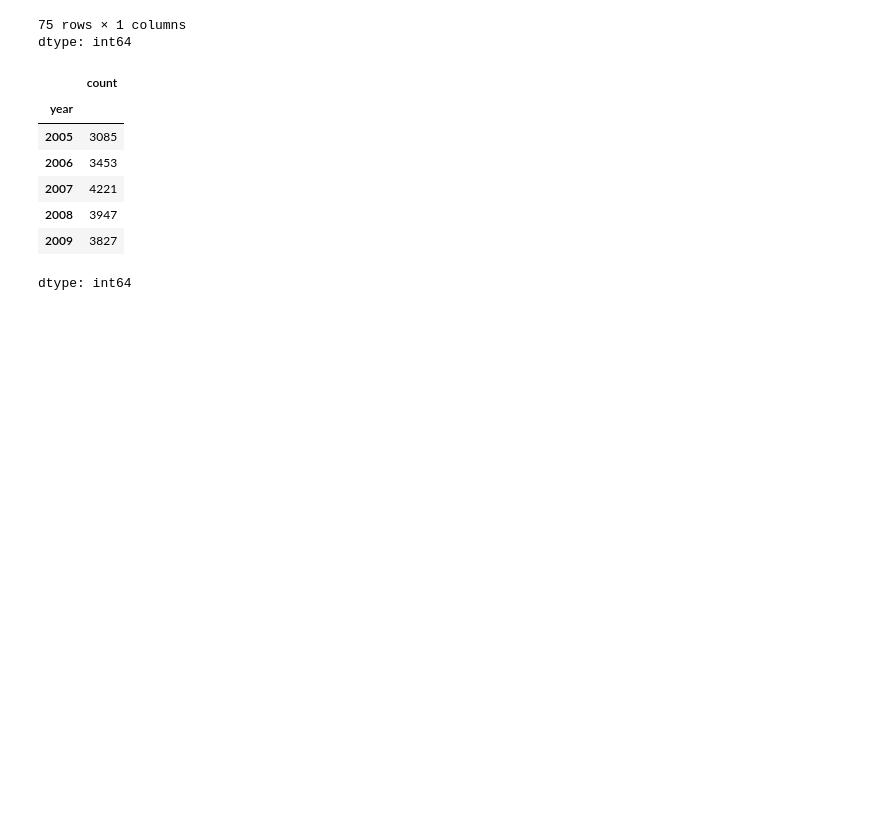
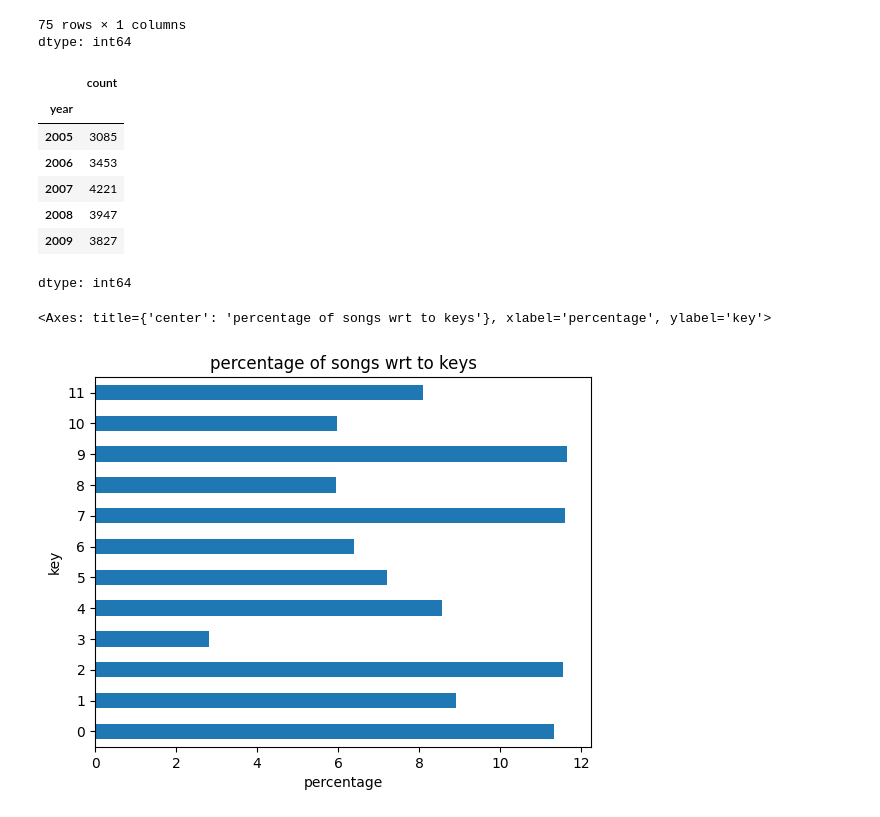
Before and after one commit to yaseenddar/Hybrid-Recommendation-system, a Jupyter notebook: EDA_spotify.ipynb, the cells around one changed output. Drawn from its saved outputs; the diff is of its cells as text; code cells hidden in the pictures; blank space fills up the shorter version.

```diff
--- a/EDA_spotify.ipynb
+++ b/EDA_spotify.ipynb
@@ -452,3 +451,17 @@ dtype: int64
 | 2008 | 3947 |
 | 2009 | 3827 |
 dtype: int64
+# %%
+# percentage of the songs wrt to key in the data
+
+(
+    df_songs
+    .loc[:,"key"]
+    .value_counts(normalize=True)
+    .mul(100)
+    .sort_index()
+    .plot(kind="barh",title="percentage of songs wrt to keys",xlabel="percentage")
+)
+# %% [output]
+<Axes: title={'center': 'percentage of songs wrt to keys'}, xlabel='percentage', ylabel='key'>
+[figure, added]
```
Also changed, not shown: parts of 16 cells of this notebook.
